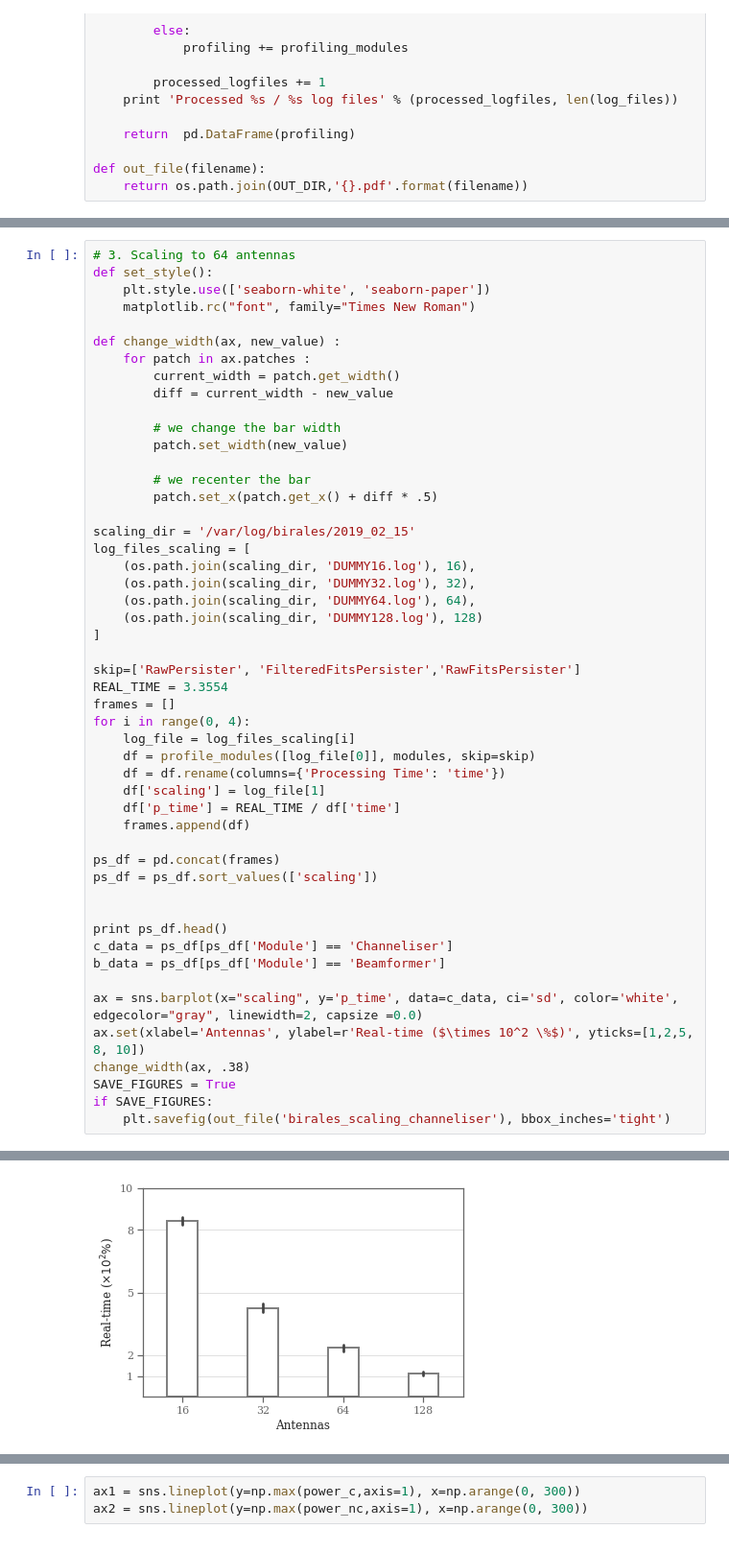
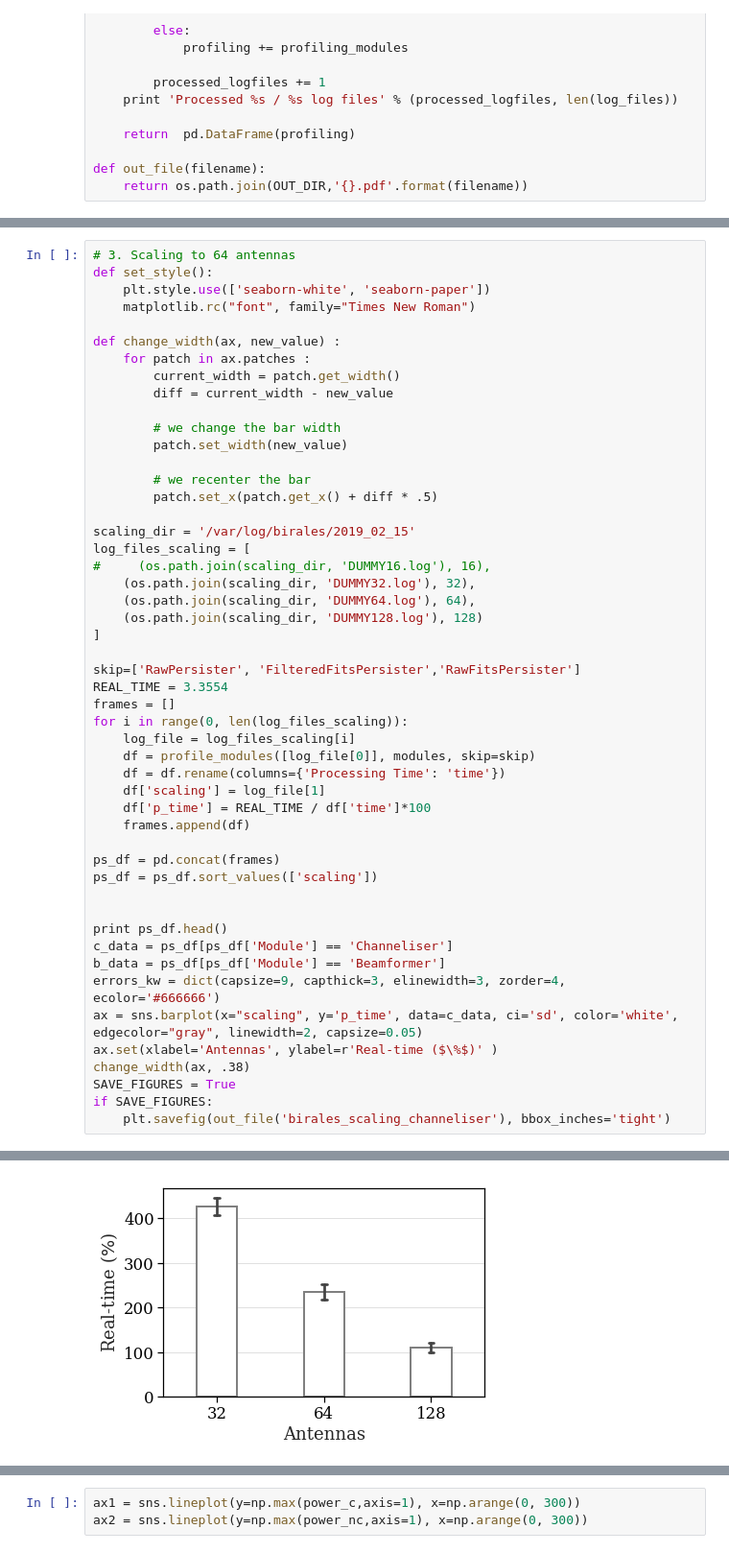
Before and after one commit to BIRALES/birales, a Jupyter notebook: pybirales/services/scripts/analysis/PyBirales Evaluation.ipynb, the cells around one changed output, grey strips where cells are left out. Shown at 96% size. Drawn from its saved outputs; the diff is of its cells as text.

```diff
--- a/pybirales/services/scripts/analysis/PyBirales Evaluation.ipynb
+++ b/pybirales/services/scripts/analysis/PyBirales Evaluation.ipynb
@@ -177,7 +177,7 @@ def change_width(ax, new_value) :
 
 scaling_dir = '/var/log/birales/2019_02_15'
 log_files_scaling = [
-    (os.path.join(scaling_dir, 'DUMMY16.log'), 16),
+#     (os.path.join(scaling_dir, 'DUMMY16.log'), 16),
     (os.path.join(scaling_dir, 'DUMMY32.log'), 32),
     (os.path.join(scaling_dir, 'DUMMY64.log'), 64),
     (os.path.join(scaling_dir, 'DUMMY128.log'), 128)
@@ -186,12 +186,12 @@ log_files_scaling = [
 skip=['RawPersister', 'FilteredFitsPersister','RawFitsPersister']
 REAL_TIME = 3.3554
 frames = []
-for i in range(0, 4):
+for i in range(0, len(log_files_scaling)):
     log_file = log_files_scaling[i]
     df = profile_modules([log_file[0]], modules, skip=skip)
     df = df.rename(columns={'Processing Time': 'time'})
     df['scaling'] = log_file[1]
-    df['p_time'] = REAL_TIME / df['time']
+    df['p_time'] = REAL_TIME / df['time']*100
     frames.append(df)
 
 ps_df = pd.concat(frames)
@@ -201,9 +201,9 @@ ps_df = ps_df.sort_values(['scaling'])
 print ps_df.head()
 c_data = ps_df[ps_df['Module'] == 'Channeliser']
 b_data = ps_df[ps_df['Module'] == 'Beamformer']
-
-ax = sns.barplot(x="scaling", y='p_time', data=c_data, ci='sd', color='white', edgecolor="gray", linewidth=2, capsize =0.0)
-ax.set(xlabel='Antennas', ylabel=r'Real-time ($\times 10^2 \%$)', yticks=[1,2,5, 8, 10])
+errors_kw = dict(capsize=9, capthick=3, elinewidth=3, zorder=4, ecolor='#666666')
+ax = sns.barplot(x="scaling", y='p_time', data=c_data, ci='sd', color='white', edgecolor="gray", linewidth=2, capsize=0.05)
+ax.set(xlabel='Antennas', ylabel=r'Real-time ($\%$)' )
 change_width(ax, .38)
 SAVE_FIGURES = True
 if SAVE_FIGURES:
@@ -222,3 +221,3 @@ Processed 1 / 1 log files
-[figure, old version]
+[figure, new version]
 # %%
 
```
Also changed, not shown: parts of 5 cells of this notebook, 7 other files.
